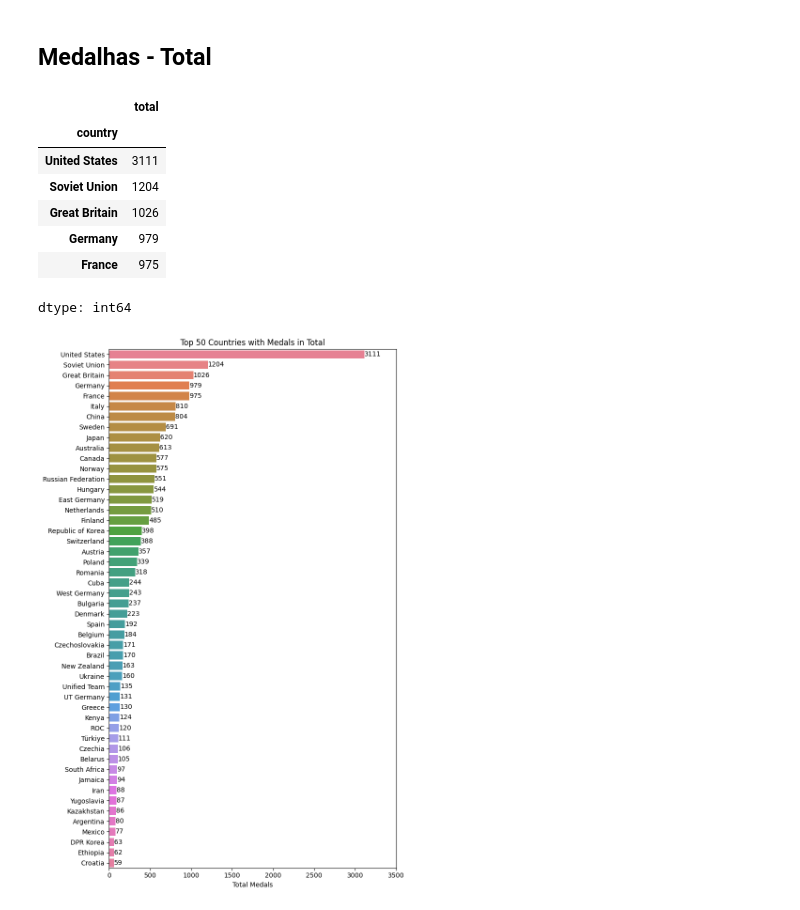
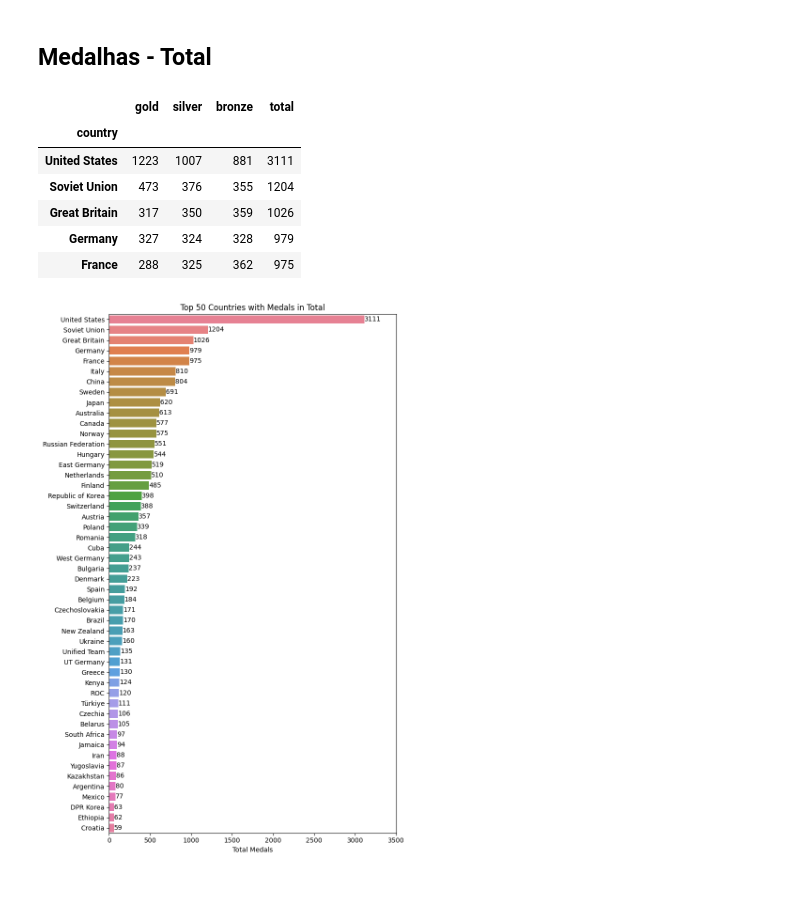
Before and after one commit to v1trovao/exploracao-dados-vitor-hugo-trovao, a Jupyter notebook: analise_olimpiadas.ipynb, the cells around one changed output. Drawn from its saved outputs; the diff is of its cells as text; code cells hidden in the pictures.

```diff
--- a/analise_olimpiadas.ipynb
+++ b/analise_olimpiadas.ipynb
@@ -332,18 +310,20 @@ plt.show()
 # %%
 # Obtendo o total
 df_sw = df_final[df_final['edition'].isin(['Summer Olympics', 'Winter Olympics'])]
 
-df_sw_total = df_sw.groupby('country')['total'].sum().sort_values(ascending=False)
+df_sw_total = (
+    df_sw.groupby('country')[['gold', 'silver', 'bronze', 'total']]
+    .sum()
+    .sort_values('total', ascending=False))
 df_sw_total.head(5)
 # %% [output]
-|  | total |
-| country |  |
-| United States | 3111 |
-| Soviet Union | 1204 |
-| Great Britain | 1026 |
-| Germany | 979 |
-| France | 975 |
+|  | gold | silver | bronze | total |
+| country |  |  |  |  |
+| United States | 1223 | 1007 | 881 | 3111 |
+| Soviet Union | 473 | 376 | 355 | 1204 |
+| Great Britain | 317 | 350 | 359 | 1026 |
+| Germany | 327 | 324 | 328 | 979 |
+| France | 288 | 325 | 362 | 975 |
-dtype: int64
 # %%
 # Top 50 países das Olimpiadas Total de Medalhas
 plt.figure(figsize=(8, 12))
```
Also changed, not shown: parts of 6 cells of this notebook.
